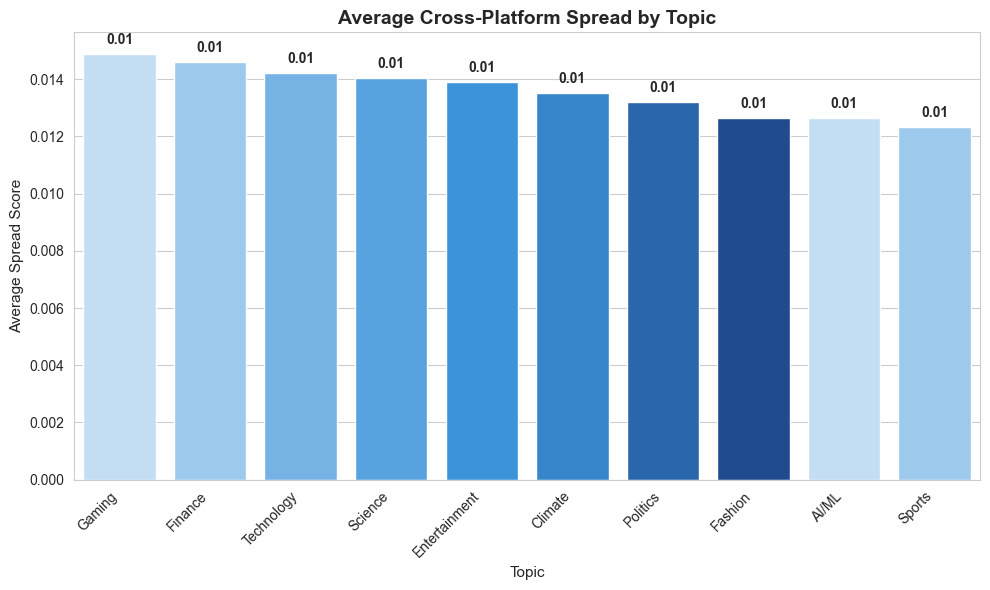
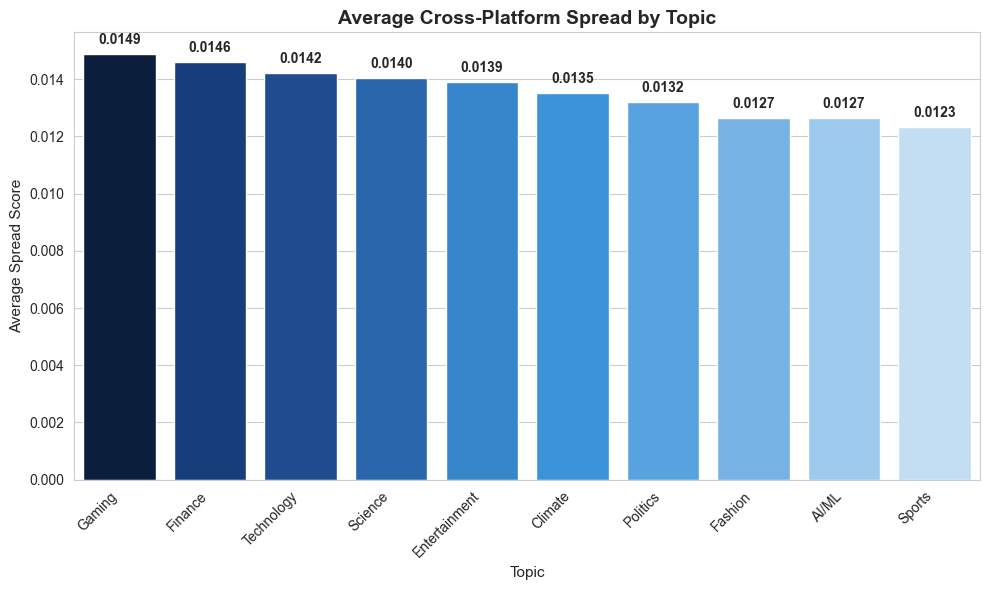
Unified diff of the notebook cell whose output changed from the first chart to the second:
--- before
+++ after
@@ -3,8 +3,8 @@
 topic_spread = file.groupby("topic")["cross_platform_spread"].mean().sort_values(ascending=False)
 
-ax = sns.barplot(x=topic_spread.head(10).index, y=topic_spread.head(10).values, palette=gradient, hue=topic_spread.head(10).index, legend=False)
+ax = sns.barplot(x=topic_spread.head(10).index, y=topic_spread.head(10).values, palette=gradient[::-1], hue=topic_spread.head(10).index, legend=False)
 
 for container in ax.containers:
-    ax.bar_label(container, fmt="%.2f", fontsize=10, fontweight="bold", padding=5)
+    ax.bar_label(container, fmt="%.4f", fontsize=10, fontweight="bold", padding=5)
 
 plt.title("Average Cross-Platform Spread by Topic", fontsize=14, fontweight="bold")

Commit: project 3 added